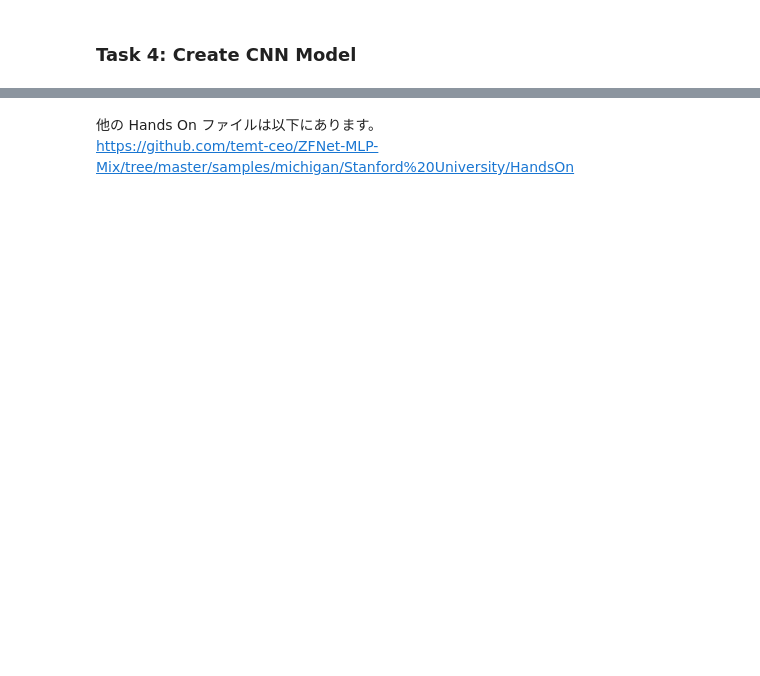
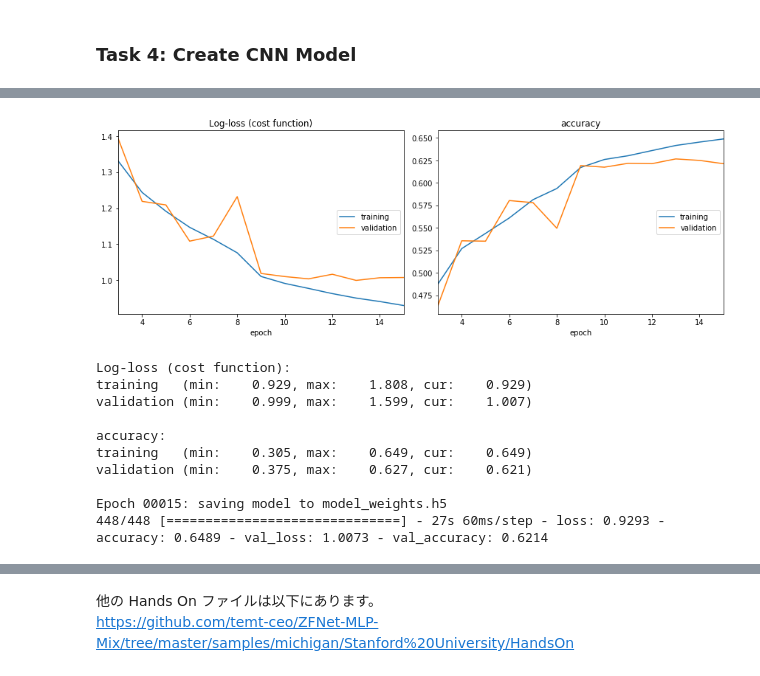
Before and after one commit to temt-ceo/ZFNet-MLP-Mix, a Jupyter notebook: Hands-On-Facial-Expression-Recognition.ipynb, the cells around one changed output, grey strips where cells are left out. Saved outputs shown, nothing was run; the diff lists cells and outputs as text; code cells hidden in the pictures; blank space fills up the shorter version.

```diff
--- a/Hands-On-Facial-Expression-Recognition.ipynb
+++ b/Hands-On-Facial-Expression-Recognition.ipynb
@@ -46,0 +108,20 @@ print("Tensorflow version:", tf.__version__)
+# %%
+# Use mini-batch training
+img_size = 48
+batch_size = 64
+
+datagen_train = ImageDataGenerator(horizontal_flip=True) # Use Data Augment
+train_generator = datagen_train.flow_from_directory("train/",
+                                                   target_size=(img_size, img_size),
+                                                   color_mode='grayscale',
+                                                   batch_size=batch_size,
+                                                   class_mode='categorical',
+                                                   shuffle=True)
+
+datagen_validation = ImageDataGenerator(horizontal_flip=True) # Use Data Augment
+validation_generator = datagen_train.flow_from_directory("test/",
+                                                   target_size=(img_size, img_size),
+                                                   color_mode='grayscale',
+                                                   batch_size=batch_size,
+                                                   class_mode='categorical',
+                                                   shuffle=True)
@@ -55,0 +209,41 @@ Inspired by Goodfellow, I.J., et.al. (2013). Challenged in representation learni
+# %%
+epochs = 15
+# floored division over (number of train generator) by (batch size)
+steps_per_epoch = train_generator.n // train_generator.batch_size
+# floored division over (number of validation generator) by (batch size)
+validation_steps = validation_generator.n // validation_generator.batch_size
+
+# save weights for max accuracy value
+checkpoint = ModelCheckpoint('model_weights.h5', monitor='val_accuracy',
+                            save_weights_only=True, mode='max', verbose=1) # See the output when saviing the model.
+
+# Learning Rate Scheduling
+# Reduce the learning rete when we observe Plateau in the validation loss
+# when validation loss doesn't decrease for two more epochs in a row.
+reduce_lr = ReduceLROnPlateau(monitor='val_loss', factor=0.1, patience=2,
+                             min_lr=0.00001, model='auto')
+
+# Plot log loss and accuracy in real time
+callbacks = [PlotLossesTensorFlowKeras(), checkpoint, reduce_lr]
+
+history = model.fit(
+    x=train_generator,
+    steps_per_epoch=steps_per_epoch,
+    epochs=epochs,
+    validation_data=validation_generator,
+    validation_steps=validation_steps,
+    callbacks=callbacks
+)
+# 最初のうちはlearning rateが大きいのでグラフのブレが大きくなります。
+# %% [output]
+[figure, added]
+Log-loss (cost function):
+training   (min:    0.929, max:    1.808, cur:    0.929)
+validation (min:    0.999, max:    1.599, cur:    1.007)
+
+accuracy:
+training   (min:    0.305, max:    0.649, cur:    0.649)
+validation (min:    0.375, max:    0.627, cur:    0.621)
+
+Epoch 00015: saving model to model_weights.h5
+448/448 [==============================] - 27s 60ms/step - loss: 0.9293 - accuracy: 0.6489 - val_loss: 1.0073 - val_accuracy: 0.6214
```
Also changed, not shown: parts of 28 cells of this notebook.
